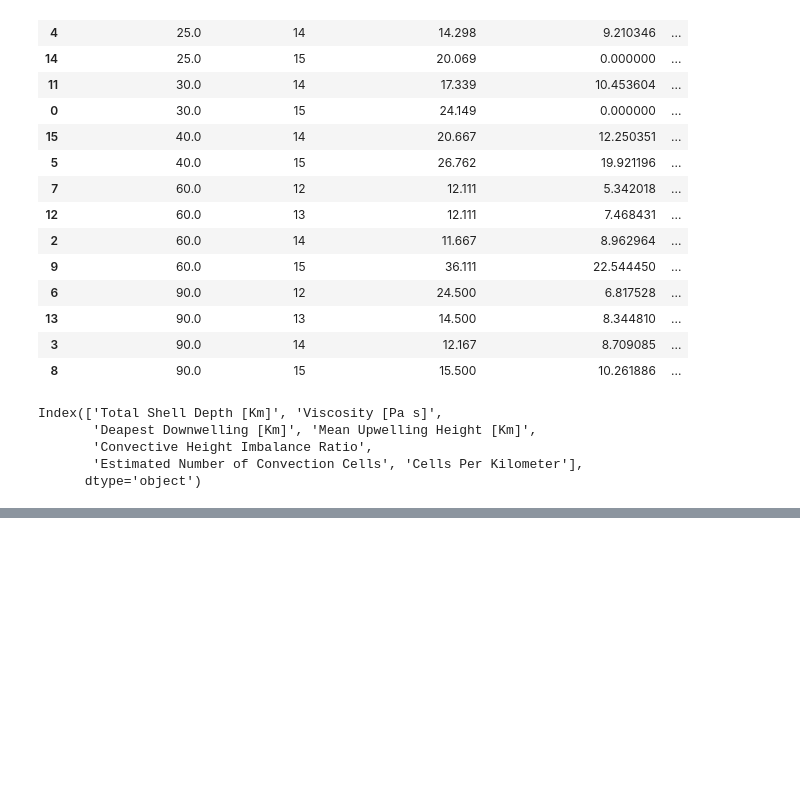
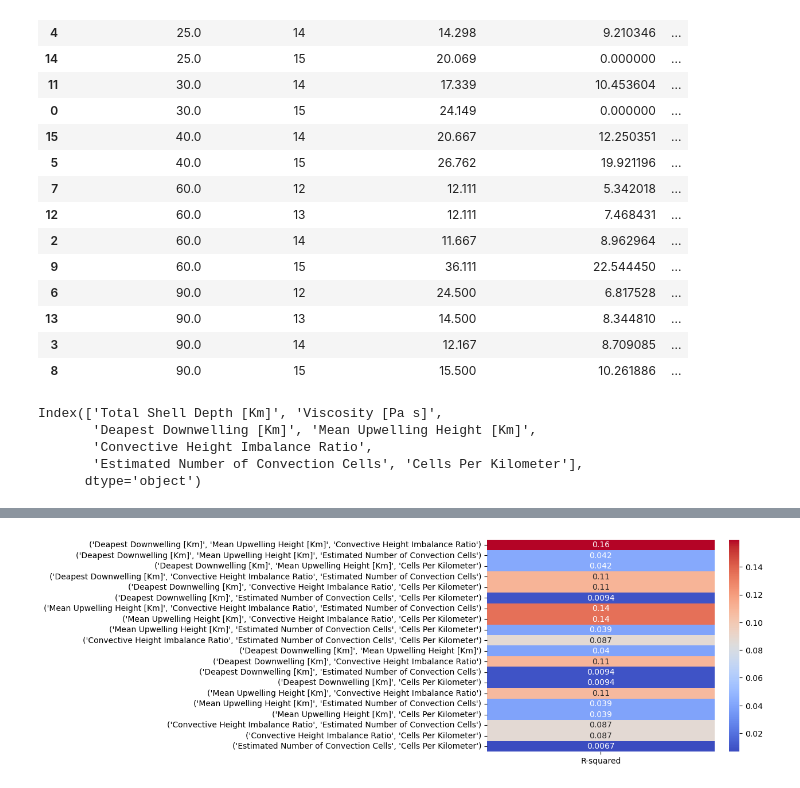
Before and after one commit to AtWillB/stanford_radar, a Jupyter notebook: src/viscosity_pairplot.ipynb, the cells around one changed output, grey strips where cells are left out. Cells and saved outputs as stored; diff of their text form; code cells hidden in the pictures; blank space fills up the shorter version.

```diff
--- a/src/viscosity_pairplot.ipynb
+++ b/src/viscosity_pairplot.ipynb
@@ -140,0 +141,11 @@ Model for Estimated Number of Convection Cells and Cells Per Kilometer: R-square
+# %%
+# Create a dataframe from the R-squared values
+r_squared_df = pd.DataFrame({'R-squared': rscore_list}, index=column_combinations)
+
+# Create a heatmap
+sns.heatmap(r_squared_df, annot=True, cmap='coolwarm')
+
+# Display the heatmap
+plt.show()
+# %% [output]
+[figure, added]
```
Also changed, not shown: parts of 7 cells of this notebook.
